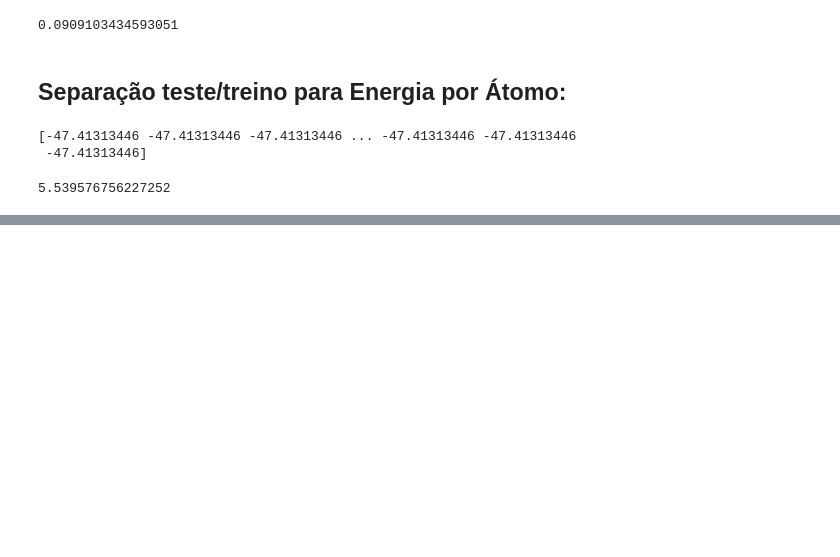
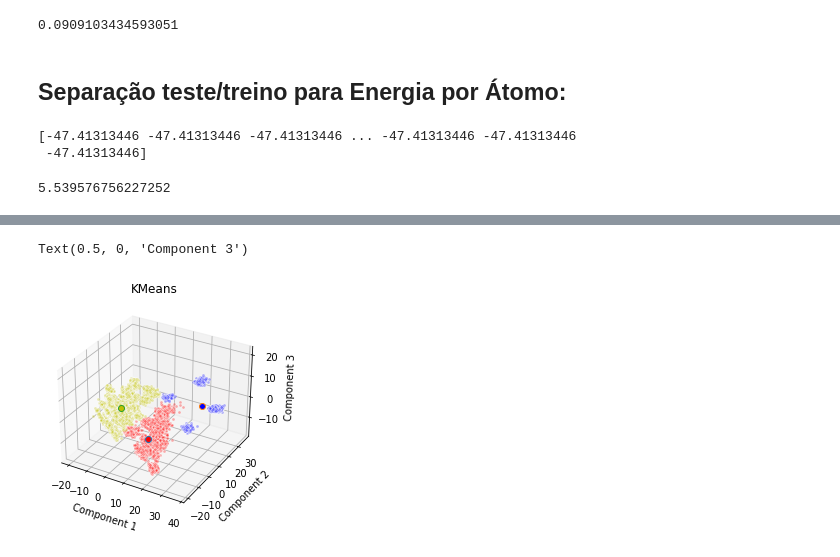
Before and after one commit to Karl-Marcos/ML-2022-DIMP, a Jupyter notebook: bloco_3.ipynb, the cells around one changed output, grey strips where cells are left out. Saved outputs shown, nothing was run; the diff lists cells and outputs as text; code cells hidden in the pictures; blank space fills up the shorter version.

```diff
--- a/bloco_3.ipynb
+++ b/bloco_3.ipynb
@@ -391,0 +535,51 @@ O RMSE do modelo floresta aleatória para Energia por Átomo foi de 0.1413342447
+# %%
+n_clusters=3
+
+kmeans = KMeans(
+    n_clusters=n_clusters,
+    init='random',
+    n_init=10,
+    max_iter=300,
+    tol=1e-04,
+    random_state=0
+)
+
+y_kmeans = kmeans.fit_predict(dados_pca[PCS])
+
+centroids = kmeans.cluster_centers_
+labels = pairwise_distances_argmin(dados_pca[PCS], centroids)
+colors = ["r", "b", "y"]
+
+fig = plt.figure() #figsize=(22, 10))
+ax = fig.add_subplot(projection='3d')
+
+for k, col in zip(range(n_clusters), colors):
+    my_members = labels == k
+    cluster_center = centroids[k]
+    ax.plot(
+        dados_pca.iloc[my_members, 0],
+        dados_pca.iloc[my_members, 1],
+        dados_pca.iloc[my_members, 2],
+        "w",
+        markerfacecolor=col,
+        marker=".",
+        linewidth=0,
+        alpha=0.3
+    )
+    ax.plot(
+        cluster_center[0],
+        cluster_center[1],
+        cluster_center[2],
+        "o",
+        markerfacecolor=col,
+        #markeredgecolor="k",
+        markersize=6,
+    )
+
+ax.set_title("KMeans")
+ax.set_xlabel('Component 1')
+ax.set_ylabel('Component 2')
+ax.set_zlabel('Component 3')
+# %% [output]
+Text(0.5, 0, 'Component 3')
+[figure, added]
```
Also changed, not shown: parts of 12 cells of this notebook.
